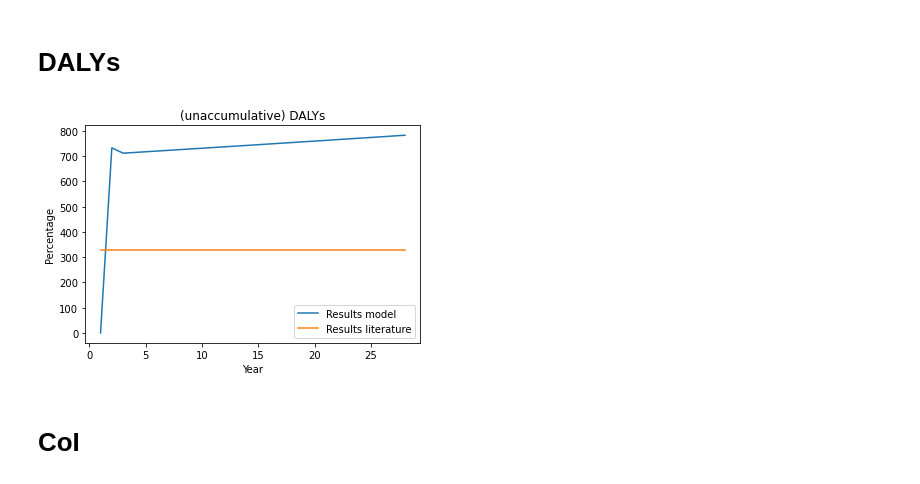
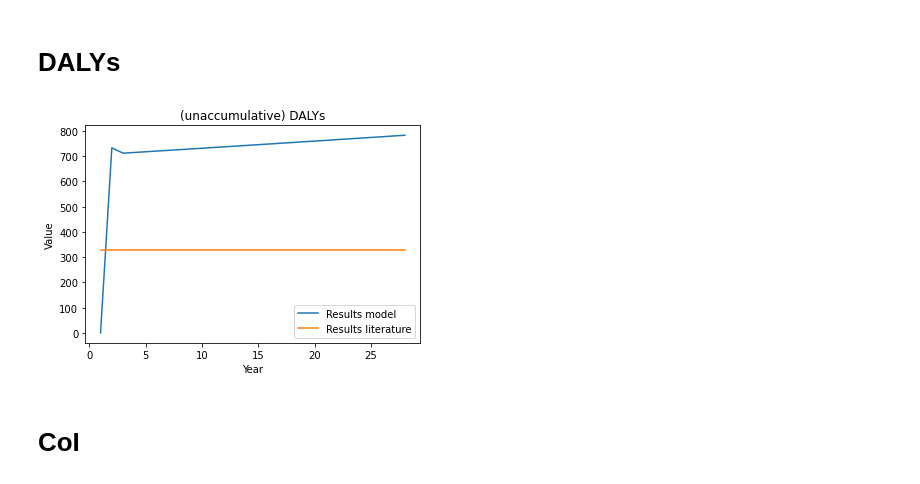
Before and after one commit to Lischip/asd, a Jupyter notebook: notebooks/validation.ipynb, the cells around one changed output. Drawn from its saved outputs; the diff is of its cells as text; code cells hidden in the pictures.

```diff
--- a/notebooks/validation.ipynb
+++ b/notebooks/validation.ipynb
@@ -162,13 +162,13 @@ vlaanderen_dalys_avg = vlaanderen_dalys_avg  * 100
 # %%
 dalys_yr_df[1:].plot(y="diff", use_index=True)
 plt.plot(np.arange(1, dalys_yr_df.shape[0]), [vlaanderen_dalys_avg] * (dalys_yr_df.shape[0] - 1))
-plt.xlabel('Year'); plt.ylabel('Percentage')
+plt.xlabel('Year'); plt.ylabel('Value')
 plt.title('(unaccumulative) DALYs')
 plt.legend(["Results model", "Results literature"])
 plt.savefig('dalys.png', dpi=300,  bbox_inches='tight')
 plt.show()
 # %% [output]
-[figure, old version]
+[figure, new version]
 # %% [markdown]
 # CoI
 # %%
```
Also changed, not shown: parts of 1 cell of this notebook, 1 other file.
